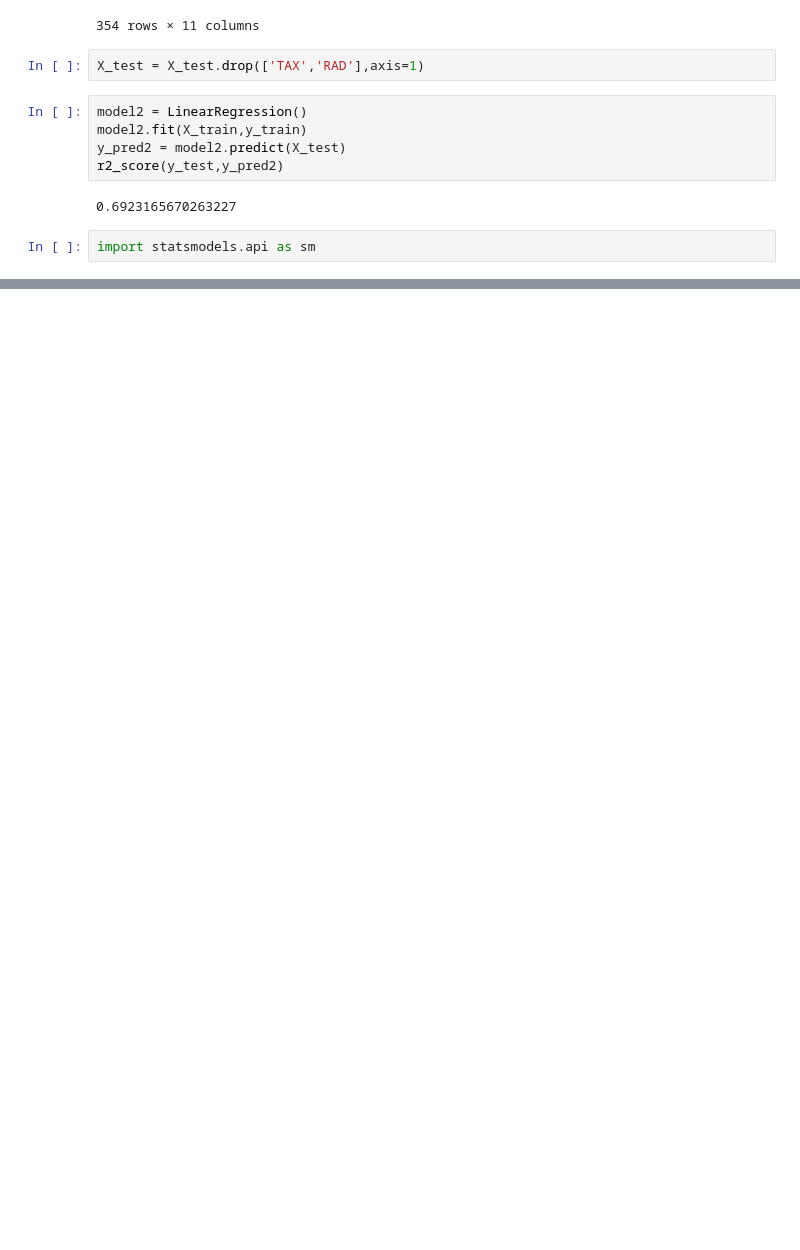
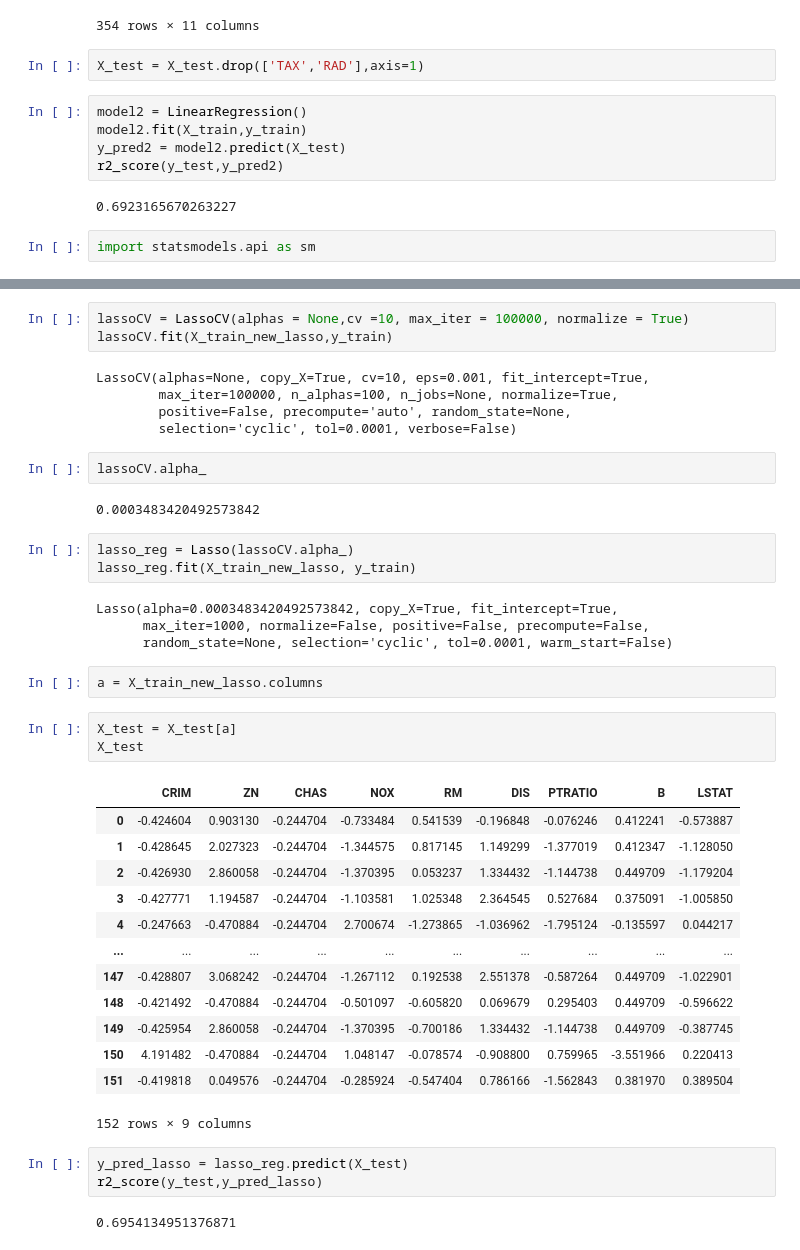
Before and after one commit to Adi15Jadhav/Assignment, a Jupyter notebook: Boston.ipynb, the cells around one changed output, grey strips where cells are left out. Cells and saved outputs as stored; diff of their text form; blank space fills up the shorter version.

```diff
--- a/Boston.ipynb
+++ b/Boston.ipynb
@@ -322,0 +355,43 @@ Warnings:
+# %%
+lassoCV = LassoCV(alphas = None,cv =10, max_iter = 100000, normalize = True)
+lassoCV.fit(X_train_new_lasso,y_train)
+# %% [output]
+LassoCV(alphas=None, copy_X=True, cv=10, eps=0.001, fit_intercept=True,
+        max_iter=100000, n_alphas=100, n_jobs=None, normalize=True,
+        positive=False, precompute='auto', random_state=None,
+        selection='cyclic', tol=0.0001, verbose=False)
+# %%
+lassoCV.alpha_
+# %% [output]
+0.0003483420492573842
+# %%
+lasso_reg = Lasso(lassoCV.alpha_)
+lasso_reg.fit(X_train_new_lasso, y_train)
+# %% [output]
+Lasso(alpha=0.0003483420492573842, copy_X=True, fit_intercept=True,
+      max_iter=1000, normalize=False, positive=False, precompute=False,
+      random_state=None, selection='cyclic', tol=0.0001, warm_start=False)
+# %%
+a = X_train_new_lasso.columns
+# %%
+X_test = X_test[a]
+X_test
+# %% [output]
+|  | CRIM | ZN | CHAS | NOX | RM | DIS | PTRATIO | B | LSTAT |
+| 0 | -0.424604 | 0.903130 | -0.244704 | -0.733484 | 0.541539 | -0.196848 | -0.076246 | 0.412241 | -0.573887 |
+| 1 | -0.428645 | 2.027323 | -0.244704 | -1.344575 | 0.817145 | 1.149299 | -1.377019 | 0.412347 | -1.128050 |
+| 2 | -0.426930 | 2.860058 | -0.244704 | -1.370395 | 0.053237 | 1.334432 | -1.144738 | 0.449709 | -1.179204 |
+| 3 | -0.427771 | 1.194587 | -0.244704 | -1.103581 | 1.025348 | 2.364545 | 0.527684 | 0.375091 | -1.005850 |
+| 4 | -0.247663 | -0.470884 | -0.244704 | 2.700674 | -1.273865 | -1.036962 | -1.795124 | -0.135597 | 0.044217 |
+| ... | ... | ... | ... | ... | ... | ... | ... | ... | ... |
+| 147 | -0.428807 | 3.068242 | -0.244704 | -1.267112 | 0.192538 | 2.551378 | -0.587264 | 0.449709 | -1.022901 |
+| 148 | -0.421492 | -0.470884 | -0.244704 | -0.501097 | -0.605820 | 0.069679 | 0.295403 | 0.449709 | -0.596622 |
+| 149 | -0.425954 | 2.860058 | -0.244704 | -1.370395 | -0.700186 | 1.334432 | -1.144738 | 0.449709 | -0.387745 |
+| 150 | 4.191482 | -0.470884 | -0.244704 | 1.048147 | -0.078574 | -0.908800 | 0.759965 | -3.551966 | 0.220413 |
+| 151 | -0.419818 | 0.049576 | -0.244704 | -0.285924 | -0.547404 | 0.786166 | -1.562843 | 0.381970 | 0.389504 |
+152 rows × 9 columns
+# %%
+y_pred_lasso = lasso_reg.predict(X_test)
+r2_score(y_test,y_pred_lasso)
+# %% [output]
+0.6954134951376871
```
Also changed, not shown: parts of 7 cells of this notebook.
